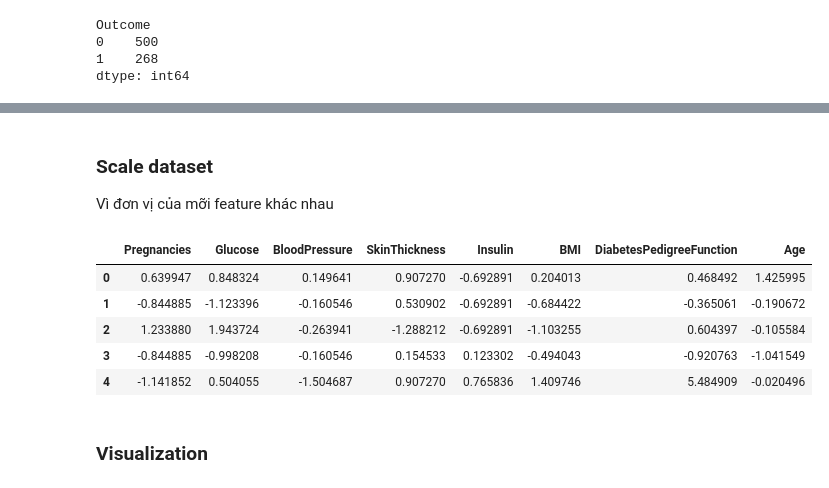
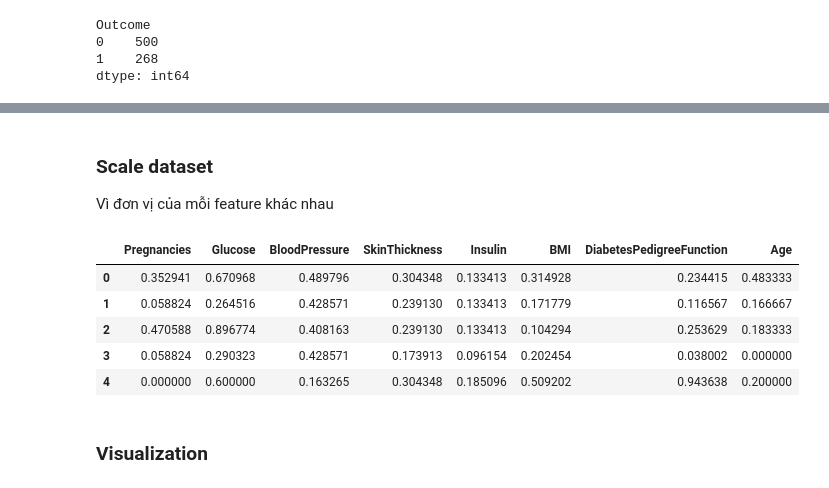
Before and after one commit to vinhnguyen-lhv/intelligent_systems_CO5134, a Jupyter notebook: Lab1-kNN/KNN for diabetes dataset.ipynb, the cells around one changed output, grey strips where cells are left out. Cells and saved outputs as stored; diff of their text form; code cells hidden in the pictures.

```diff
--- a/Lab1-kNN/KNN for diabetes dataset.ipynb
+++ b/Lab1-kNN/KNN for diabetes dataset.ipynb
@@ -41,0 +54,5 @@ dataset.describe(include = 'all')
+# %%
+dataset[['Glucose','BloodPressure','SkinThickness','Insulin','BMI']] = dataset[['Glucose','BloodPressure','SkinThickness','Insulin','BMI']].replace(0,np.NaN)
+
+## showing the count of Nans
+print(dataset.isnull().sum())
@@ -42,3 +72,9 @@ dataset.describe(include = 'all')
+# %%
+dataset['Glucose'] = dataset['Glucose'].fillna(dataset['Glucose'].mean())
+dataset['BloodPressure'] = dataset['BloodPressure'].fillna(dataset['BloodPressure'].mean())
+dataset['SkinThickness'] = dataset['SkinThickness'].fillna(dataset['SkinThickness'].median())
+dataset['Insulin'] = dataset['Insulin'].fillna(dataset['Insulin'].median())
+dataset['BMI'] = dataset['BMI'].fillna(dataset['BMI'].median())
 # %%
 #Show vài dòng đầu tiên của dữ liệu
 dataset.head(5)
@@ -68,22 +110,22 @@ dtype: int64
 # %% [markdown]
 ### Scale dataset
 
-Vì đơn vị của mỡi feature khác nhau
+Vì đơn vị của mỗi feature khác nhau
 # %%
-from sklearn.preprocessing import StandardScaler
+from sklearn.preprocessing import MinMaxScaler
 
-scaler = StandardScaler()
+scaler = MinMaxScaler()
 scaler.fit(dataset.drop('Outcome',axis=1))
 scaled_features = scaler.transform(dataset.drop('Outcome',axis=1))
 df_feat = pd.DataFrame(scaled_features,columns=dataset.columns[:-1])
 df_feat.head()
 # %% [output]
 |  | Pregnancies | Glucose | BloodPressure | SkinThickness | Insulin | BMI | DiabetesPedigreeFunction | Age |
-| 0 | 0.639947 | 0.848324 | 0.149641 | 0.907270 | -0.692891 | 0.204013 | 0.468492 | 1.425995 |
-| 1 | -0.844885 | -1.123396 | -0.160546 | 0.530902 | -0.692891 | -0.684422 | -0.365061 | -0.190672 |
-| 2 | 1.233880 | 1.943724 | -0.263941 | -1.288212 | -0.692891 | -1.103255 | 0.604397 | -0.105584 |
-| 3 | -0.844885 | -0.998208 | -0.160546 | 0.154533 | 0.123302 | -0.494043 | -0.920763 | -1.041549 |
-| 4 | -1.141852 | 0.504055 | -1.504687 | 0.907270 | 0.765836 | 1.409746 | 5.484909 | -0.020496 |
+| 0 | 0.352941 | 0.670968 | 0.489796 | 0.304348 | 0.133413 | 0.314928 | 0.234415 | 0.483333 |
+| 1 | 0.058824 | 0.264516 | 0.428571 | 0.239130 | 0.133413 | 0.171779 | 0.116567 | 0.166667 |
+| 2 | 0.470588 | 0.896774 | 0.408163 | 0.239130 | 0.133413 | 0.104294 | 0.253629 | 0.183333 |
+| 3 | 0.058824 | 0.290323 | 0.428571 | 0.173913 | 0.096154 | 0.202454 | 0.038002 | 0.000000 |
+| 4 | 0.000000 | 0.600000 | 0.163265 | 0.304348 | 0.185096 | 0.509202 | 0.943638 | 0.200000 |
 # %% [markdown]
 ###  Visualization
 # %%
```
Also changed, not shown: parts of 15 cells of this notebook.
